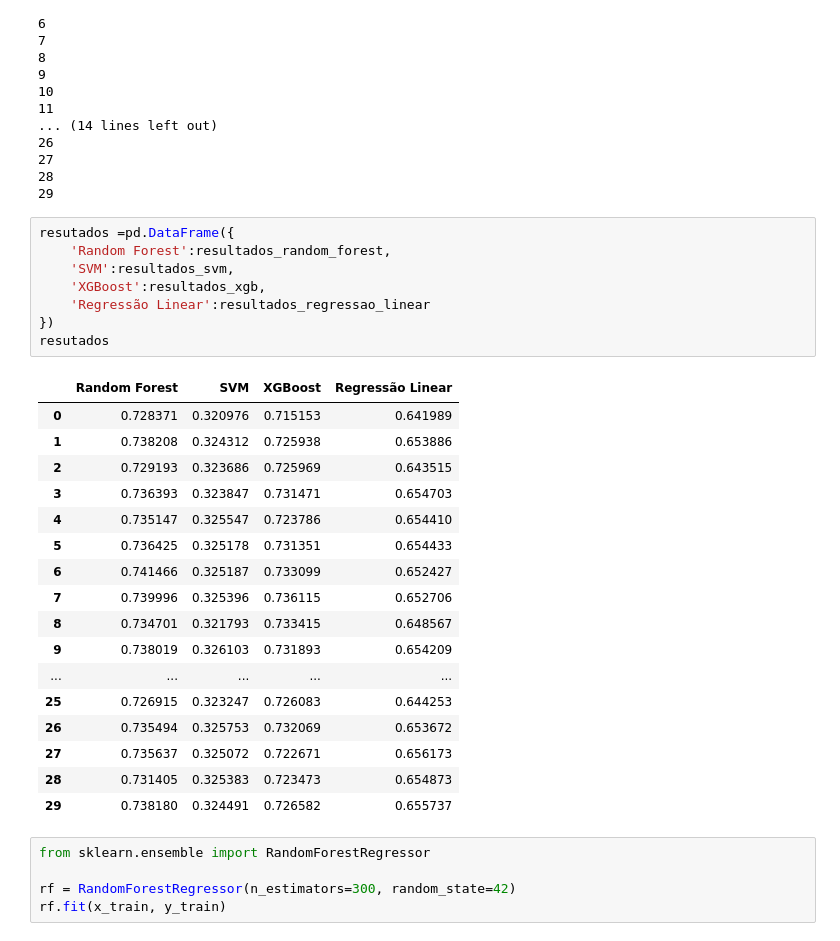
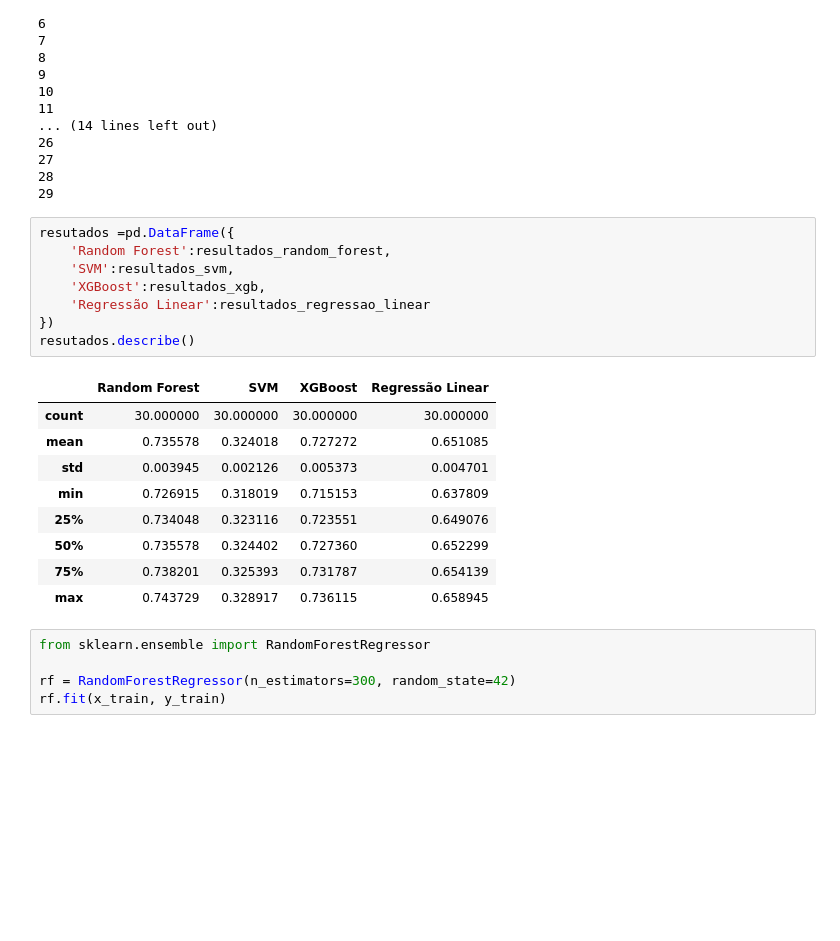
Before and after one commit to CarlosEduuu0/medical-cost-predict, a Jupyter notebook: anlysis.ipynb, the cells around one changed output. Drawn from its saved outputs; the diff is of its cells as text; blank space fills up the shorter version.

```diff
--- a/anlysis.ipynb
+++ b/anlysis.ipynb
@@ -296,29 +297,21 @@ for i in range(30):
 # %%
 resutados =pd.DataFrame({
     'Random Forest':resultados_random_forest,
     'SVM':resultados_svm,
     'XGBoost':resultados_xgb,
     'Regressão Linear':resultados_regressao_linear
 })
-resutados
+resutados.describe()
 # %% [output]
 |  | Random Forest | SVM | XGBoost | Regressão Linear |
-| 0 | 0.728371 | 0.320976 | 0.715153 | 0.641989 |
-| 1 | 0.738208 | 0.324312 | 0.725938 | 0.653886 |
-| 2 | 0.729193 | 0.323686 | 0.725969 | 0.643515 |
-| 3 | 0.736393 | 0.323847 | 0.731471 | 0.654703 |
-| 4 | 0.735147 | 0.325547 | 0.723786 | 0.654410 |
-| 5 | 0.736425 | 0.325178 | 0.731351 | 0.654433 |
-| 6 | 0.741466 | 0.325187 | 0.733099 | 0.652427 |
-| 7 | 0.739996 | 0.325396 | 0.736115 | 0.652706 |
-| 8 | 0.734701 | 0.321793 | 0.733415 | 0.648567 |
-| 9 | 0.738019 | 0.326103 | 0.731893 | 0.654209 |
-| ... | ... | ... | ... | ... |
-| 25 | 0.726915 | 0.323247 | 0.726083 | 0.644253 |
-| 26 | 0.735494 | 0.325753 | 0.732069 | 0.653672 |
-| 27 | 0.735637 | 0.325072 | 0.722671 | 0.656173 |
-| 28 | 0.731405 | 0.325383 | 0.723473 | 0.654873 |
-| 29 | 0.738180 | 0.324491 | 0.726582 | 0.655737 |
+| count | 30.000000 | 30.000000 | 30.000000 | 30.000000 |
+| mean | 0.735578 | 0.324018 | 0.727272 | 0.651085 |
+| std | 0.003945 | 0.002126 | 0.005373 | 0.004701 |
+| min | 0.726915 | 0.318019 | 0.715153 | 0.637809 |
+| 25% | 0.734048 | 0.323116 | 0.723551 | 0.649076 |
+| 50% | 0.735578 | 0.324402 | 0.727360 | 0.652299 |
+| 75% | 0.738201 | 0.325393 | 0.731787 | 0.654139 |
+| max | 0.743729 | 0.328917 | 0.736115 | 0.658945 |
 # %%
 from sklearn.ensemble import RandomForestRegressor
 
```
Also changed, not shown: parts of 4 cells of this notebook, 2 other files.
